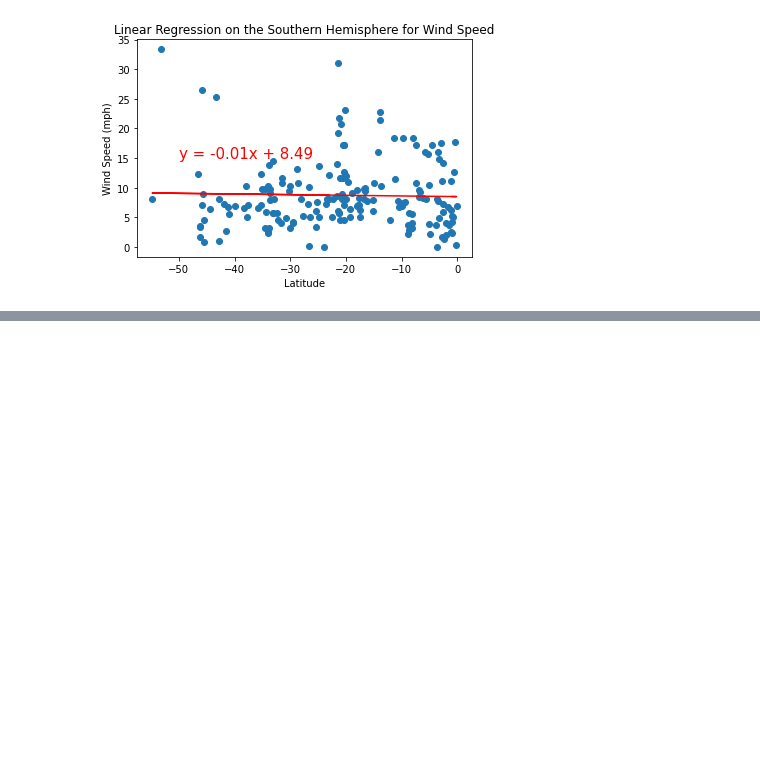
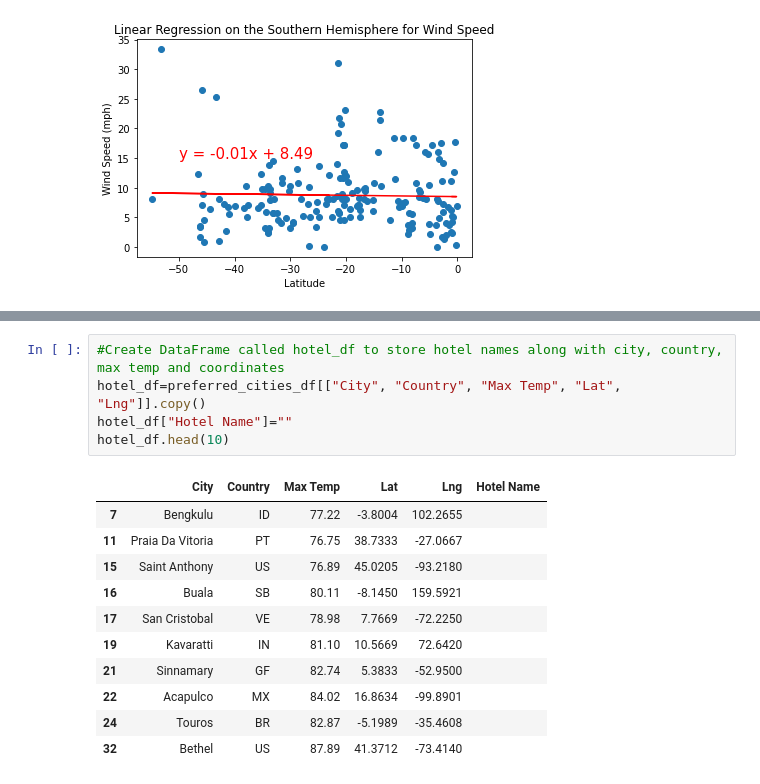
Before and after one commit to JulieHock/World_Weather_Analysis, a Jupyter notebook: WeatherPy.ipynb, the cells around one changed output, grey strips where cells are left out. Cells and saved outputs as stored; diff of their text form; blank space fills up the shorter version.

```diff
--- a/WeatherPy.ipynb
+++ b/WeatherPy.ipynb
@@ -375,0 +413,17 @@ plot_linear_regression(x_values, y_values,
+# %%
+#Create DataFrame called hotel_df to store hotel names along with city, country, max temp and coordinates
+hotel_df=preferred_cities_df[["City", "Country", "Max Temp", "Lat", "Lng"]].copy()
+hotel_df["Hotel Name"]=""
+hotel_df.head(10)
+# %% [output]
+|  | City | Country | Max Temp | Lat | Lng | Hotel Name |
+| 7 | Bengkulu | ID | 77.22 | -3.8004 | 102.2655 |  |
+| 11 | Praia Da Vitoria | PT | 76.75 | 38.7333 | -27.0667 |  |
+| 15 | Saint Anthony | US | 76.89 | 45.0205 | -93.2180 |  |
+| 16 | Buala | SB | 80.11 | -8.1450 | 159.5921 |  |
+| 17 | San Cristobal | VE | 78.98 | 7.7669 | -72.2250 |  |
+| 19 | Kavaratti | IN | 81.10 | 10.5669 | 72.6420 |  |
+| 21 | Sinnamary | GF | 82.74 | 5.3833 | -52.9500 |  |
+| 22 | Acapulco | MX | 84.02 | 16.8634 | -99.8901 |  |
+| 24 | Touros | BR | 82.87 | -5.1989 | -35.4608 |  |
+| 32 | Bethel | US | 87.89 | 41.3712 | -73.4140 |  |
```
Also changed, not shown: parts of 9 cells of this notebook, 4 other files.
